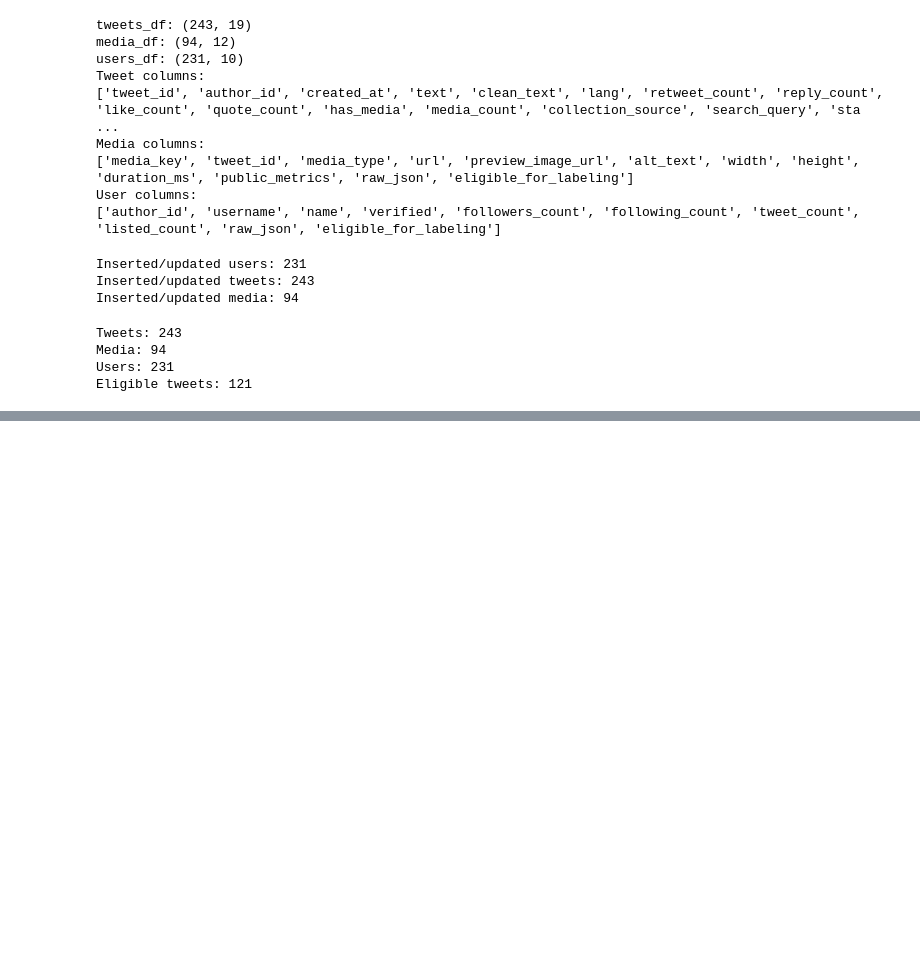
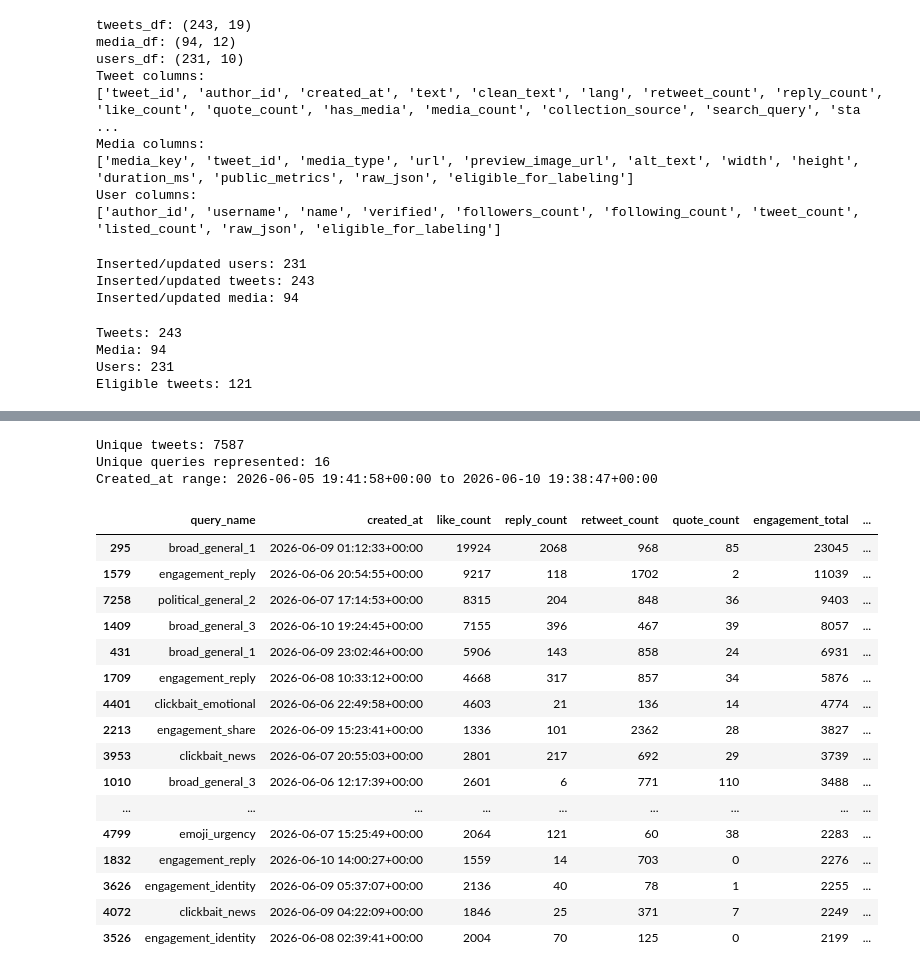
Before and after one commit to RJ-Worrall/Twitter_Engagement_Bait_Modeling, a Jupyter notebook: Twitter_Project.ipynb, the cells around one changed output, grey strips where cells are left out. Drawn from its saved outputs; the diff is of its cells as text; code cells hidden in the pictures; blank space fills up the shorter version.

Commit message:
completed first iteration of full data collection, sql integration, and updated databse code

```diff
--- a/Twitter_Project.ipynb
+++ b/Twitter_Project.ipynb
@@ -712,0 +824,74 @@ Eligible tweets: 121
+# %%
+# Full collection variety check
+
+full_rows = []
+
+for item in full_responses:
+    response = item["response"]
+
+    for tweet in response.data or []:
+        metrics = tweet.public_metrics or {}
+
+        full_rows.append({
+            "tweet_id": str(tweet.id),
+            "query_name": item["query_name"],
+            "start_time_window": item["start_time"],
+            "end_time_window": item["end_time"],
+            "created_at": tweet.created_at,
+            "text": tweet.text,
+            "like_count": metrics.get("like_count", 0),
+            "reply_count": metrics.get("reply_count", 0),
+            "retweet_count": metrics.get("retweet_count", 0),
+            "quote_count": metrics.get("quote_count", 0),
+        })
+
+full_df = pd.DataFrame(full_rows)
+
+full_df["engagement_total"] = (
+    full_df["like_count"] +
+    full_df["reply_count"] +
+    full_df["retweet_count"] +
+    full_df["quote_count"]
+)
+
+full_df = full_df.drop_duplicates(subset="tweet_id")
+
+print("Unique tweets:", len(full_df))
+print("Unique queries represented:", full_df["query_name"].nunique())
+print("Created_at range:", full_df["created_at"].min(), "to", full_df["created_at"].max())
+
+display(
+    full_df[[
+        "query_name",
+        "created_at",
+        "like_count",
+        "reply_count",
+        "retweet_count",
+        "quote_count",
+        "engagement_total",
+        "text"
+    ]]
+    .sort_values("engagement_total", ascending=False)
+    .head(25)
+)
+# %% [output]
+Unique tweets: 7587
+Unique queries represented: 16
+Created_at range: 2026-06-05 19:41:58+00:00 to 2026-06-10 19:38:47+00:00
+|  | query_name | created_at | like_count | reply_count | retweet_count | quote_count | engagement_total | ... |
+| 295 | broad_general_1 | 2026-06-09 01:12:33+00:00 | 19924 | 2068 | 968 | 85 | 23045 | ... |
+| 1579 | engagement_reply | 2026-06-06 20:54:55+00:00 | 9217 | 118 | 1702 | 2 | 11039 | ... |
+| 7258 | political_general_2 | 2026-06-07 17:14:53+00:00 | 8315 | 204 | 848 | 36 | 9403 | ... |
+| 1409 | broad_general_3 | 2026-06-10 19:24:45+00:00 | 7155 | 396 | 467 | 39 | 8057 | ... |
+| 431 | broad_general_1 | 2026-06-09 23:02:46+00:00 | 5906 | 143 | 858 | 24 | 6931 | ... |
+| 1709 | engagement_reply | 2026-06-08 10:33:12+00:00 | 4668 | 317 | 857 | 34 | 5876 | ... |
+| 4401 | clickbait_emotional | 2026-06-06 22:49:58+00:00 | 4603 | 21 | 136 | 14 | 4774 | ... |
+| 2213 | engagement_share | 2026-06-09 15:23:41+00:00 | 1336 | 101 | 2362 | 28 | 3827 | ... |
+| 3953 | clickbait_news | 2026-06-07 20:55:03+00:00 | 2801 | 217 | 692 | 29 | 3739 | ... |
+| 1010 | broad_general_3 | 2026-06-06 12:17:39+00:00 | 2601 | 6 | 771 | 110 | 3488 | ... |
+| ... | ... | ... | ... | ... | ... | ... | ... | ... |
+| 4799 | emoji_urgency | 2026-06-07 15:25:49+00:00 | 2064 | 121 | 60 | 38 | 2283 | ... |
+| 1832 | engagement_reply | 2026-06-10 14:00:27+00:00 | 1559 | 14 | 703 | 0 | 2276 | ... |
+| 3626 | engagement_identity | 2026-06-09 05:37:07+00:00 | 2136 | 40 | 78 | 1 | 2255 | ... |
+| 4072 | clickbait_news | 2026-06-09 04:22:09+00:00 | 1846 | 25 | 371 | 7 | 2249 | ... |
+| 3526 | engagement_identity | 2026-06-08 02:39:41+00:00 | 2004 | 70 | 125 | 0 | 2199 | ... |
```
Also changed, not shown: parts of 6 cells of this notebook, 1 other file.
